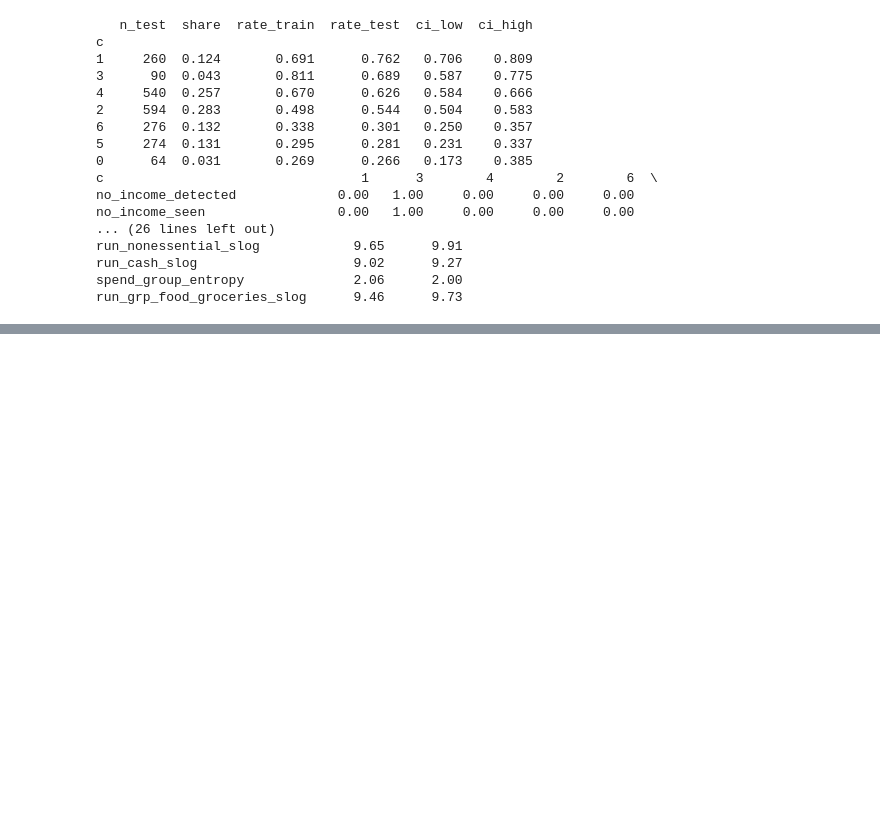
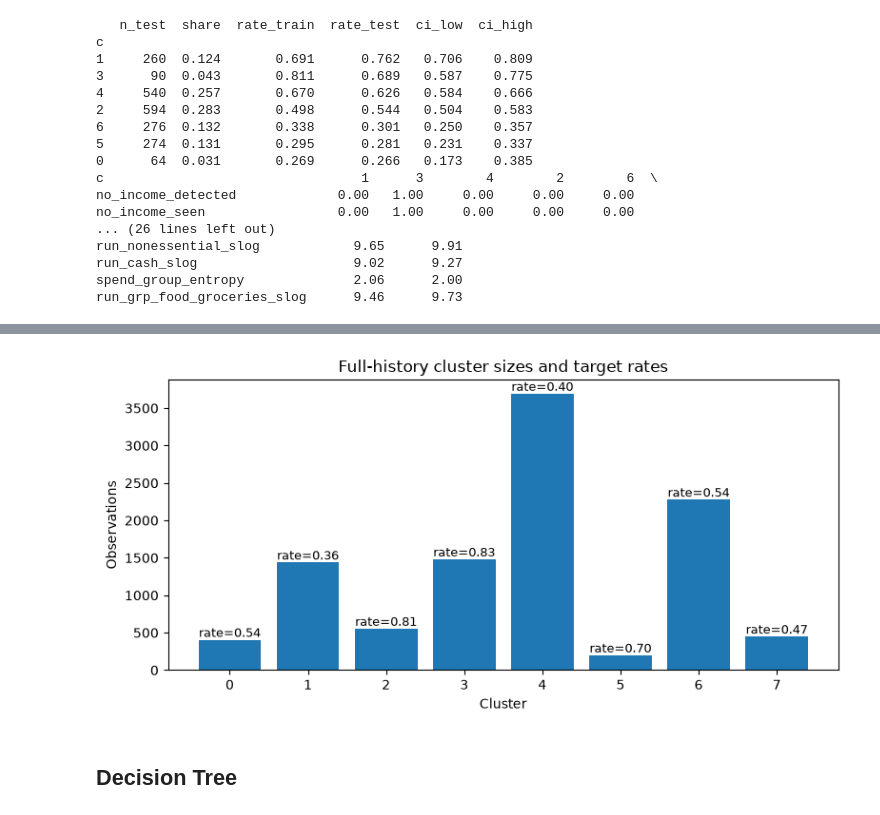
Before and after one commit to Trist4/MOR-assignment3, a Jupyter notebook: salary_and_spending/spending_and_salary_clustering.ipynb, the cells around one changed output, grey strips where cells are left out. Drawn from its saved outputs; the diff is of its cells as text; code cells hidden in the pictures; blank space fills up the shorter version.

```diff
--- a/salary_and_spending/spending_and_salary_clustering.ipynb
+++ b/salary_and_spending/spending_and_salary_clustering.ipynb
@@ -487,0 +783,37 @@ run_grp_food_groceries_slog      9.46      9.73
+# %%
+# Clusters chosen
+N_CLUSTERS = 8
+
+km = KMeans(n_clusters=N_CLUSTERS, random_state=RANDOM_STATE, n_init=10)
+labels = km.fit_predict(Z)
+
+result = pd.DataFrame({
+    OBS_ID: X_done.index,
+    "cluster": labels,
+    "target": y.reindex(X_done.index).to_numpy(),
+}).set_index(OBS_ID)
+
+# Profiles in original units are more interpretable than standardised values.
+profile = X_done.assign(cluster=labels).groupby("cluster").mean(numeric_only=True)
+profile["n_observations"] = result.groupby("cluster").size()
+profile["target_rate"] = result.groupby("cluster")["target"].mean()
+# %%
+plot_data = profile.sort_index()
+fig, ax = plt.subplots(figsize=(8, 4))
+bars = ax.bar(plot_data.index.astype(str), plot_data["n_observations"])
+ax.set_xlabel("Cluster")
+ax.set_ylabel("Observations")
+ax.set_title("Full-history cluster sizes and target rates")
+for bar, rate in zip(bars, plot_data["target_rate"]):
+    ax.text(
+        bar.get_x() + bar.get_width() / 2,
+        bar.get_height(),
+        f"rate={rate:.2f}",
+        ha="center", va="bottom", fontsize=9,
+    )
+plt.tight_layout()
+plt.show()
+# %% [output]
+[figure, added]
+# %% [markdown]
+## Decision Tree
```
Also changed, not shown: parts of 19 cells of this notebook.
